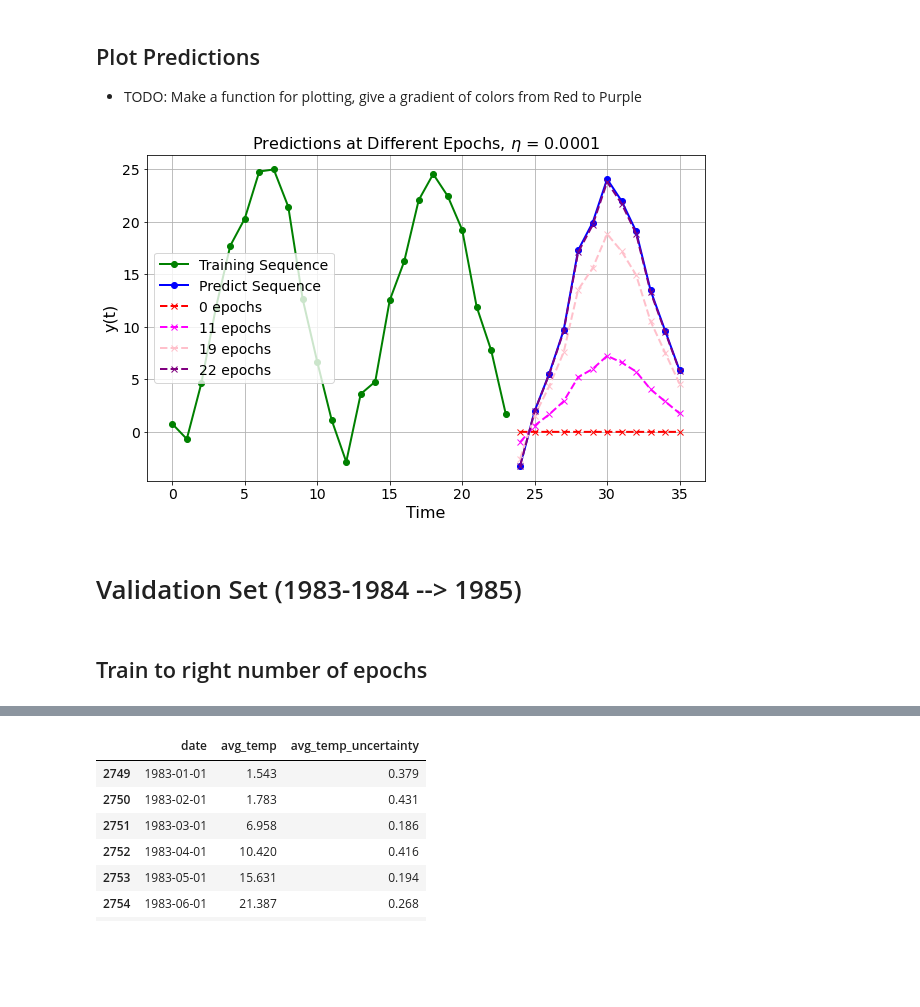
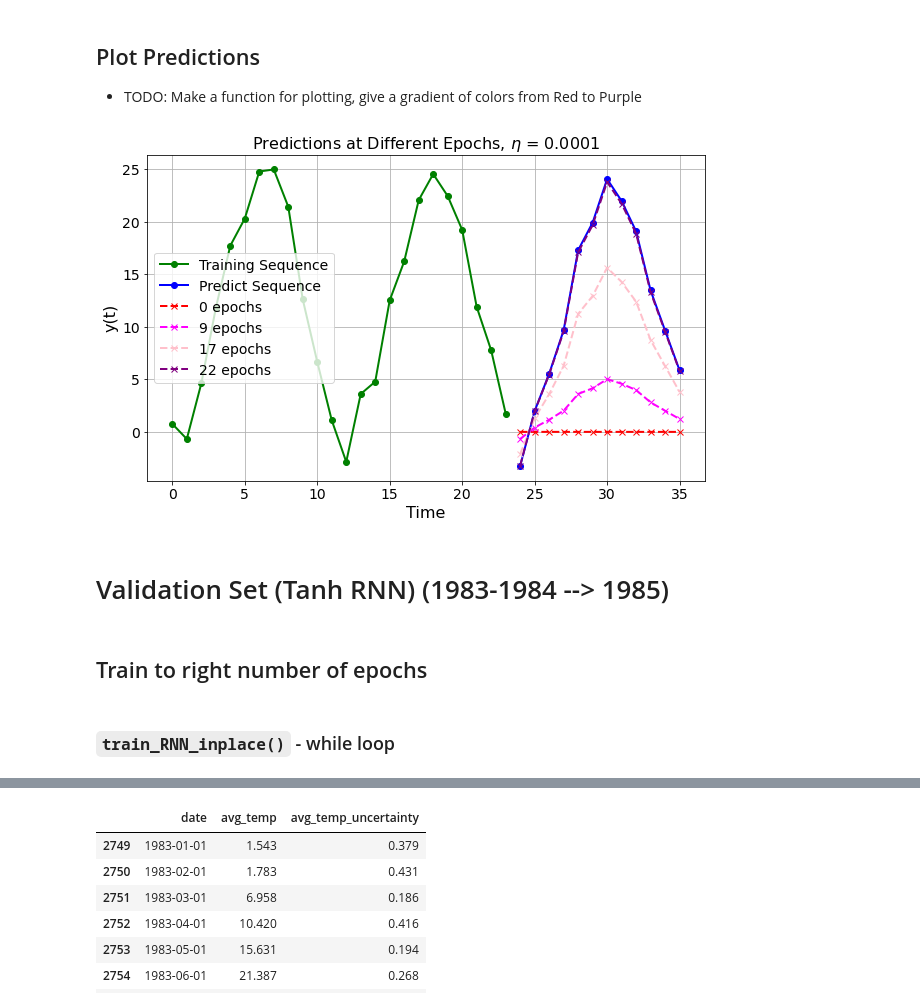
Before and after one commit to jrf343/RNN, a Jupyter notebook: Philly_Temp_RNN_testing_AP.ipynb, the cells around one changed output, grey strips where cells are left out. Cells and saved outputs as stored; diff of their text form; code cells hidden in the pictures; blank space fills up the shorter version.

```diff
--- a/Philly_Temp_RNN_testing_AP.ipynb
+++ b/Philly_Temp_RNN_testing_AP.ipynb
@@ -157,15 +159,14 @@ def make_RNN(X_inp, fcl_size, output_size, act_func="tanh"):
     from LossFunctions.SquaredError import SquaredError
 
     IL = InputLayer(X_inp)
-    FCLU = FullyConnectedLayer(X_inp.shape[1], fcl_size)
+    FCLU = FullyConnectedLayer(X_inp.shape[1], fcl_size, random=False, randstate=0)
     if act_func == "relu":
         ACT1 = ReLULayer()
     else:
         ACT1 = TanhLayer()
 
-    ACT1 = TanhLayer()
-    FCLW = FullyConnectedLayer(fcl_size, fcl_size,)
-    FCLV = FullyConnectedLayer(fcl_size, output_size)
+    FCLW = FullyConnectedLayer(fcl_size, fcl_size, random=False, randstate=1)
+    FCLV = FullyConnectedLayer(fcl_size, output_size, random=False, randstate=2)
     ACT2 = LinearLayer()
     SE = SquaredError()
 
@@ -189,5 +196,5 @@ rnn["FCLV"].getWeights().shape
 # %%
-def train_RNN_inplace(model, X, y, learning_rate, epochs):
+def train_RNN_inplace_for(model, X, y, learning_rate, epochs):
 
     training_dict = {"epoch": list(range(epochs)),
                      "squared_error": [],
@@ -247,8 +254,8 @@ def train_RNN_inplace(model, X, y, learning_rate, epochs):
 ## Train model (1980-1981 --> 1982)
 # %%
 lr = 0.0001
-rnn = make_RNN(X_inp = X, fcl_size=20, output_size=y.shape[0]) # Have to reinitialize
-training_results = train_RNN_inplace(rnn, X, y, learning_rate=lr, epochs=60)
-training_results
+rnn_tanh_1980 = make_RNN(X_inp = X, fcl_size=20, output_size=y.shape[0]) # Have to reinitialize
+training_results_tanh_1980 = train_RNN_inplace_for(rnn_tanh_1980, X, y, learning_rate=lr, epochs=60)
+training_results_tanh_1980
 # %% [output]
 |  | epoch | squared_error | y_preds |
@@ -280,34 +287,36 @@ training_results.plot(x="epoch", y="squared_error")
 ## Plot Predictions
 * TODO: Make a function for plotting, give a gradient of colors from Red to Purple
 # %%
-graph_index_lst = [0, 11, 19, 22]
+graph_index_lst = [0, 9, 17, 22]
 colors = ["red", "magenta", "purple"]
-y_preds_graph = training_results["y_preds"].loc[graph_index_lst].to_numpy()
+y_preds_graph = training_results_tanh_1980["y_preds"].loc[graph_index_lst].to_numpy()
 
 fig, ax = plt.subplots(figsize=(10, 6))
 t_vals_x = np.arange(len(X))
 t_vals_y = np.arange(len(X), len(X)+len(y))
 
 ax.plot(t_vals_x, X.flatten(), color="green", linestyle="solid", label="Training Sequence", linewidth=2, marker="o")
 ax.plot(t_vals_y, y.flatten(), color="blue", linestyle="solid", label="Predict Sequence", linewidth=2, marker="o")
 
 colors = ["red", "magenta", "pink", "purple"]
 for ind, y_pred_seq, color in zip(graph_index_lst, y_preds_graph, colors):
     ax.plot(t_vals_y, y_pred_seq.flatten(), color = color, linestyle="dashed", label=f"{ind} epochs", linewidth=2, marker="x")
 
 
 ax.set_xlabel("Time", fontsize=16)
 ax.set_ylabel("y(t)", fontsize=16)
 ax.set_title(f"Predictions at Different Epochs, $\eta$ = {lr}",
              fontsize=16)
 ax.tick_params(axis="x", labelsize=14)
 ax.tick_params(axis="y", labelsize=14)
 ax.legend(fontsize=14)
 ax.grid()
 plt.show()
 # %% [output]
-[figure, old version]
+[figure, new version]
 # %% [markdown]
-# Validation Set (1983-1984 --> 1985)
+# Validation Set (Tanh RNN) (1983-1984 --> 1985)
 # %% [markdown]
 ## Train to right number of epochs
+# %% [markdown]
+### `train_RNN_inplace()` - while loop
```
Also changed, not shown: parts of 40 cells of this notebook, 13 other files.
